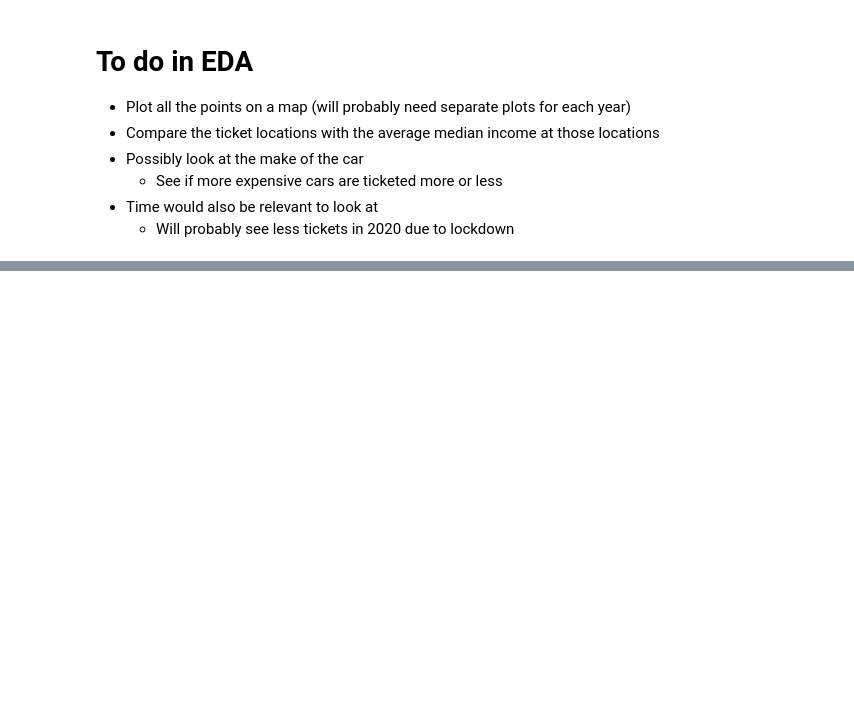
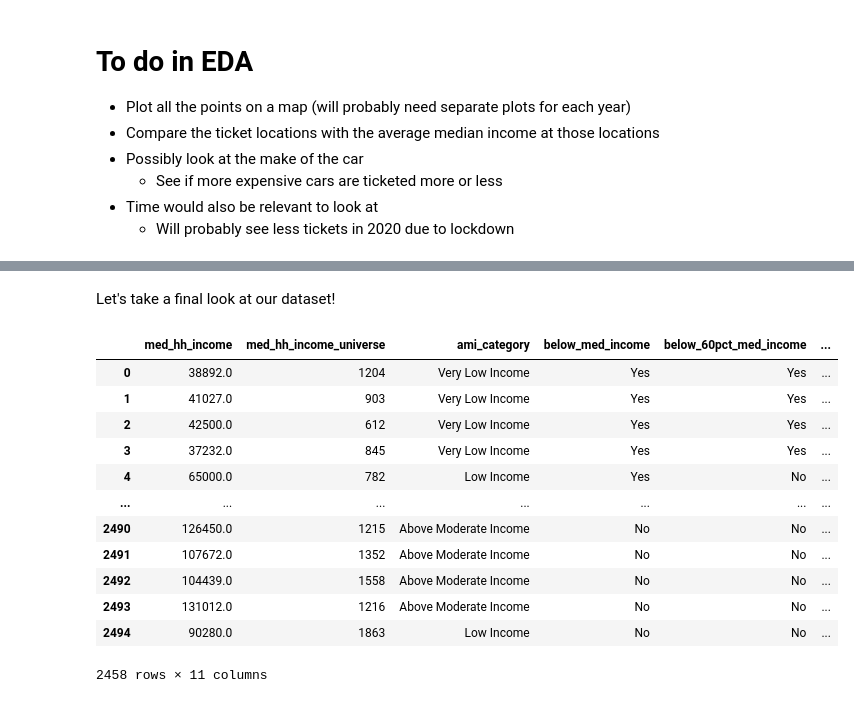
Before and after one commit to niha-m584/ParkingCitationProject, a Jupyter notebook: DataCheckpointGroup_054-Fa22.ipynb, the cells around one changed output, grey strips where cells are left out. Saved outputs shown, nothing was run; the diff lists cells and outputs as text; code cells hidden in the pictures; blank space fills up the shorter version.

```diff
--- a/DataCheckpointGroup_054-Fa22.ipynb
+++ b/DataCheckpointGroup_054-Fa22.ipynb
@@ -233,0 +419,3 @@ df.head()
+# %%
+# dropping rows with nans
+df.dropna(inplace = True)
@@ -233,0 +452,4 @@ df.head()
+# %%
+# drop the 'City of' part of the string, as that is unnecessary
+fncof = lambda x : x if 'City of ' not in x else x[8:]
+df['csa'] = df['csa'].apply(fncof)
@@ -233,0 +479,3 @@ df.head()
+# %%
+df = df.drop(columns=['tract', 'ESRI_OID'])
+df.head()
@@ -233,0 +489,18 @@ df.head()
+# %% [markdown]
+Let's take a final look at our dataset!
+# %%
+df
+# %% [output]
+|  | med_hh_income | med_hh_income_universe | ami_category | below_med_income | below_60pct_med_income | ... |
+| 0 | 38892.0 | 1204 | Very Low Income | Yes | Yes | ... |
+| 1 | 41027.0 | 903 | Very Low Income | Yes | Yes | ... |
+| 2 | 42500.0 | 612 | Very Low Income | Yes | Yes | ... |
+| 3 | 37232.0 | 845 | Very Low Income | Yes | Yes | ... |
+| 4 | 65000.0 | 782 | Low Income | Yes | No | ... |
+| ... | ... | ... | ... | ... | ... | ... |
+| 2490 | 126450.0 | 1215 | Above Moderate Income | No | No | ... |
+| 2491 | 107672.0 | 1352 | Above Moderate Income | No | No | ... |
+| 2492 | 104439.0 | 1558 | Above Moderate Income | No | No | ... |
+| 2493 | 131012.0 | 1216 | Above Moderate Income | No | No | ... |
+| 2494 | 90280.0 | 1863 | Low Income | No | No | ... |
+2458 rows × 11 columns
```
Also changed, not shown: parts of 35 cells of this notebook.
